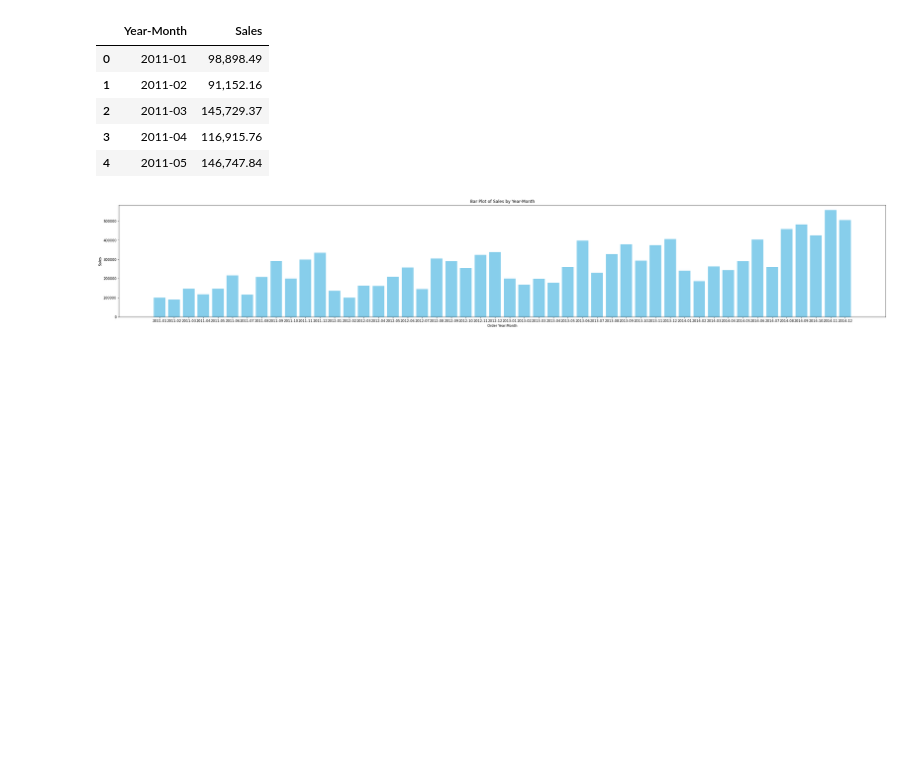
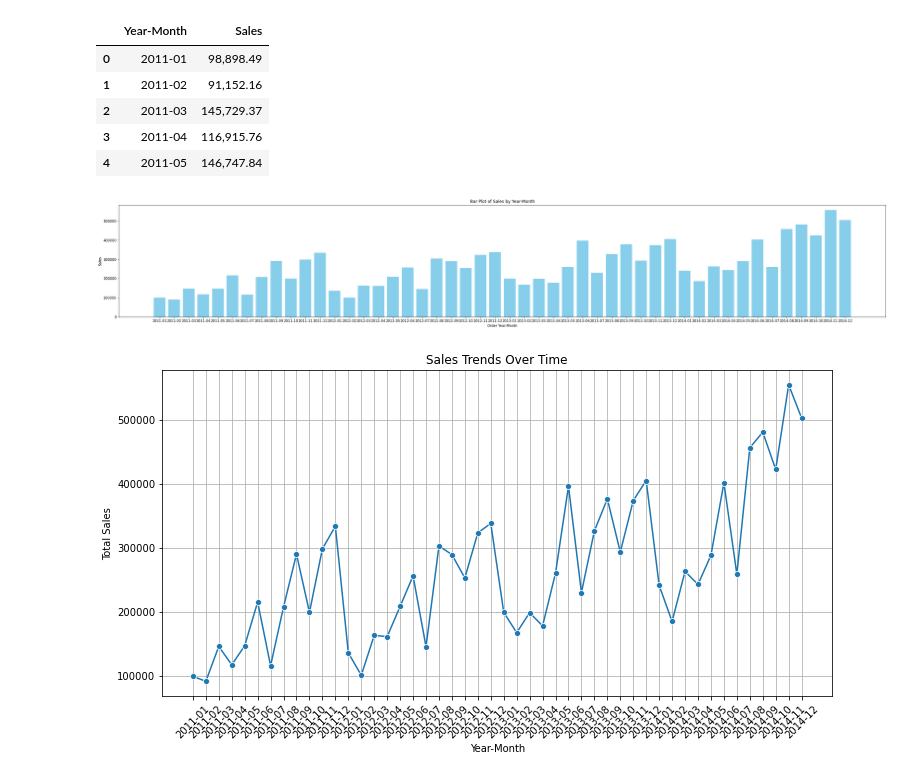
Before and after one commit to nehamunde1999/Afame-Technologies, a Jupyter notebook: sales.ipynb, the cells around one changed output. Saved outputs shown, nothing was run; the diff lists cells and outputs as text; code cells hidden in the pictures; blank space fills up the shorter version.

```diff
--- a/sales.ipynb
+++ b/sales.ipynb
@@ -151,15 +159,26 @@ grouped_sales.head()
 | 3 | 2011-04 | 116,915.76 |
 | 4 | 2011-05 | 146,747.84 |
 # %%
-#Visualize grouped sales (Year-Month)
+#Visualize grouped sales (Year-Month) using barplot
 
 grouped_sales_timeline_fig = plt
 
 grouped_sales_timeline_fig.figure(figsize=(40, 6))
 grouped_sales_timeline_fig.bar(grouped_sales['Year-Month'], grouped_sales['Sales'], color='skyblue')  # 'color' sets the bar color
 grouped_sales_timeline_fig.title('Bar Plot of Sales by Year-Month')
 grouped_sales_timeline_fig.xlabel('Order Year-Month')
 grouped_sales_timeline_fig.ylabel('Sales')
 grouped_sales_timeline_fig.show()
+
+# Create a line plot to visualize sales trends over time
+plt.figure(figsize=(12, 6))
+sns.lineplot(data=grouped_sales, x='Year-Month', y='Sales', marker='o', linestyle='-')
+plt.title('Sales Trends Over Time')
+plt.xlabel('Year-Month')
+plt.ylabel('Total Sales')
+plt.xticks(rotation=45)  # Rotate x-axis labels for readability
+plt.grid(True)
+plt.show()
 # %% [output]
 [figure]
+[figure, added]
```
Also changed, not shown: parts of 37 cells of this notebook.
